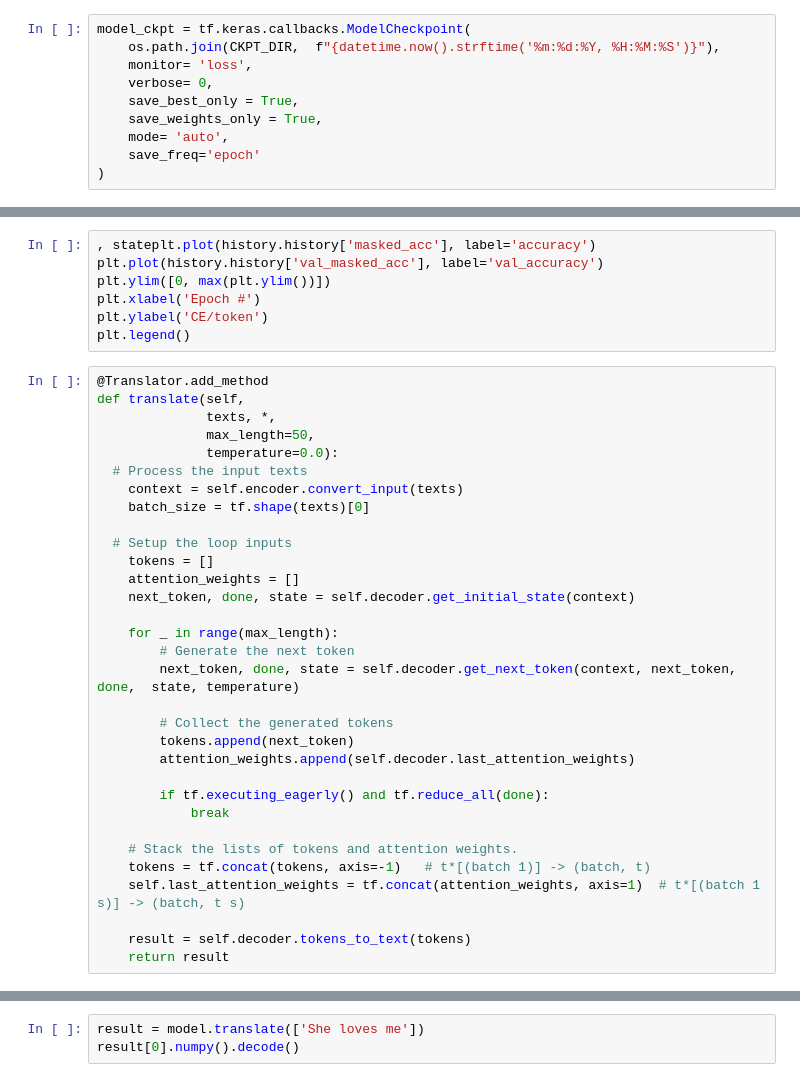
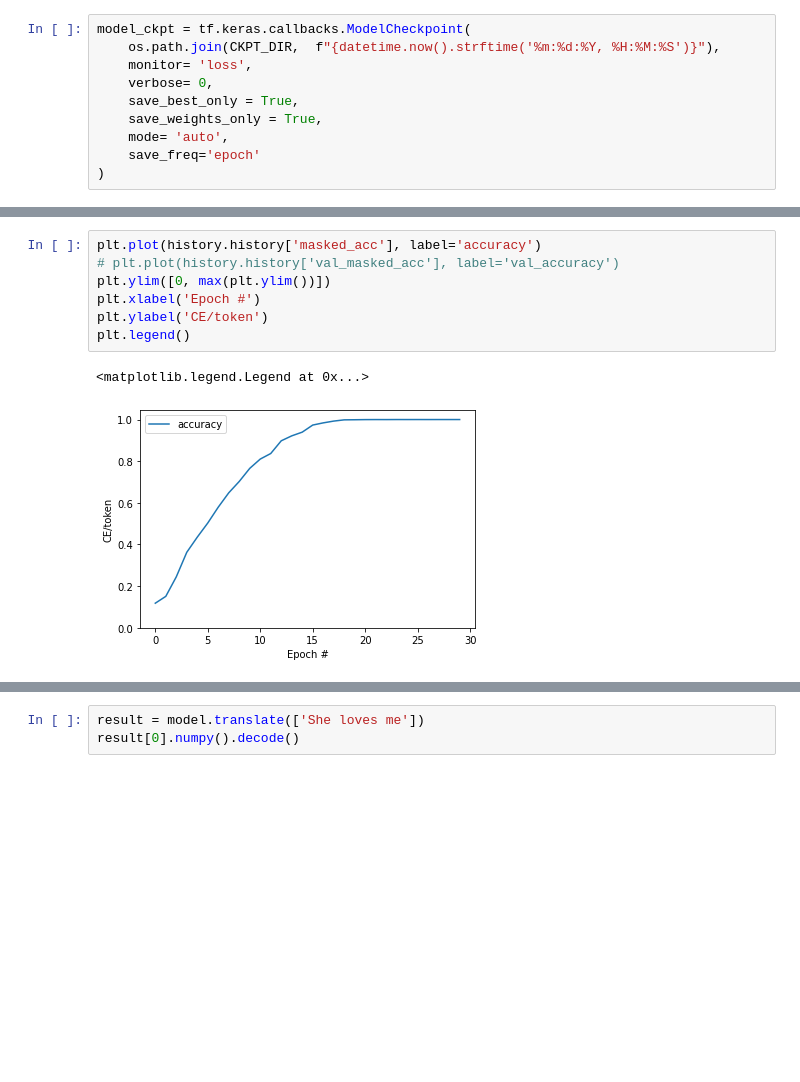
Before and after one commit to tikendraw/language-translation-model, a Jupyter notebook: language_translation_model.ipynb, the cells around one changed output, grey strips where cells are left out. Cells and saved outputs as stored; diff of their text form; blank space fills up the shorter version.

```diff
--- a/language_translation_model.ipynb
+++ b/language_translation_model.ipynb
@@ -687,39 +748,10 @@ plt.legend()
 # %%
-, stateplt.plot(history.history['masked_acc'], label='accuracy')
-plt.plot(history.history['val_masked_acc'], label='val_accuracy')
+plt.plot(history.history['masked_acc'], label='accuracy')
+# plt.plot(history.history['val_masked_acc'], label='val_accuracy')
 plt.ylim([0, max(plt.ylim())])
 plt.xlabel('Epoch #')
 plt.ylabel('CE/token')
 plt.legend()
+# %% [output]
+<matplotlib.legend.Legend at 0x...>
+[figure, added]
-# %%
-@Translator.add_method
-def translate(self,
-              texts, *,
-              max_length=50,
-              temperature=0.0):
-  # Process the input texts
-    context = self.encoder.convert_input(texts)
-    batch_size = tf.shape(texts)[0]
-
-  # Setup the loop inputs
-    tokens = []
-    attention_weights = []
-    next_token, done, state = self.decoder.get_initial_state(context)
-
-    for _ in range(max_length):
-        # Generate the next token
-        next_token, done, state = self.decoder.get_next_token(context, next_token, done,  state, temperature)
-
-        # Collect the generated tokens
-        tokens.append(next_token)
-        attention_weights.append(self.decoder.last_attention_weights)
-
-        if tf.executing_eagerly() and tf.reduce_all(done):
-            break
-
-    # Stack the lists of tokens and attention weights.
-    tokens = tf.concat(tokens, axis=-1)   # t*[(batch 1)] -> (batch, t)
-    self.last_attention_weights = tf.concat(attention_weights, axis=1)  # t*[(batch 1 s)] -> (batch, t s)
-
-    result = self.decoder.tokens_to_text(tokens)
-    return result
```
Also changed, not shown: parts of 18 cells of this notebook.
